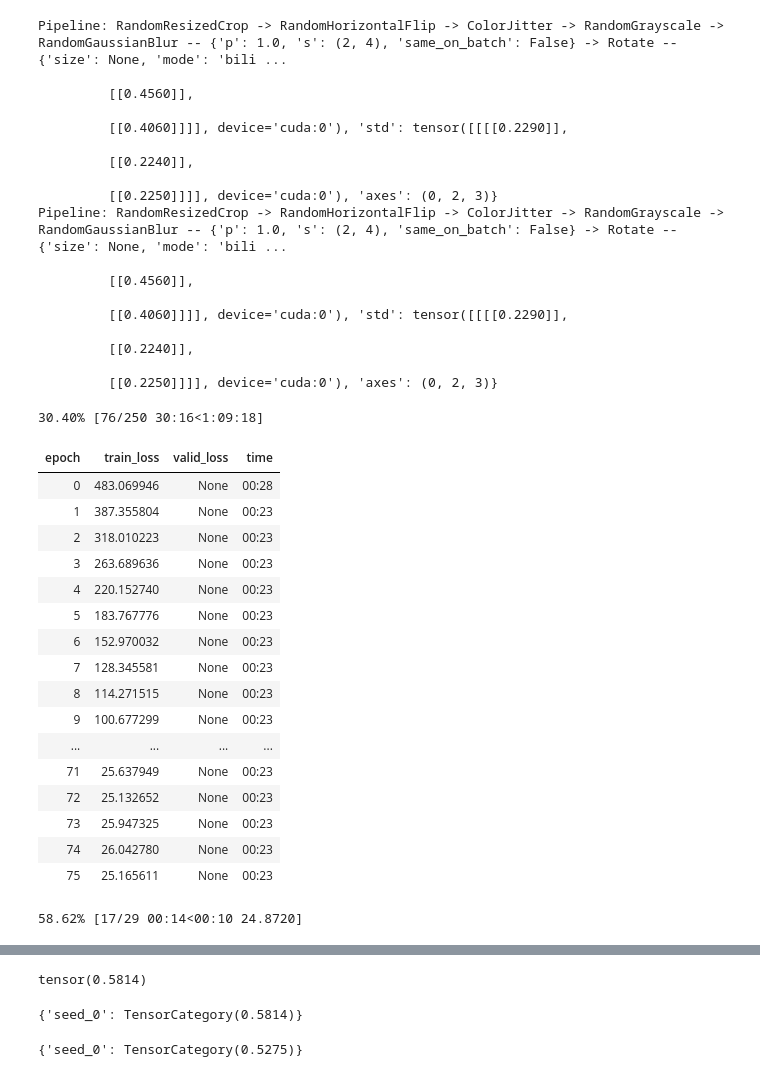
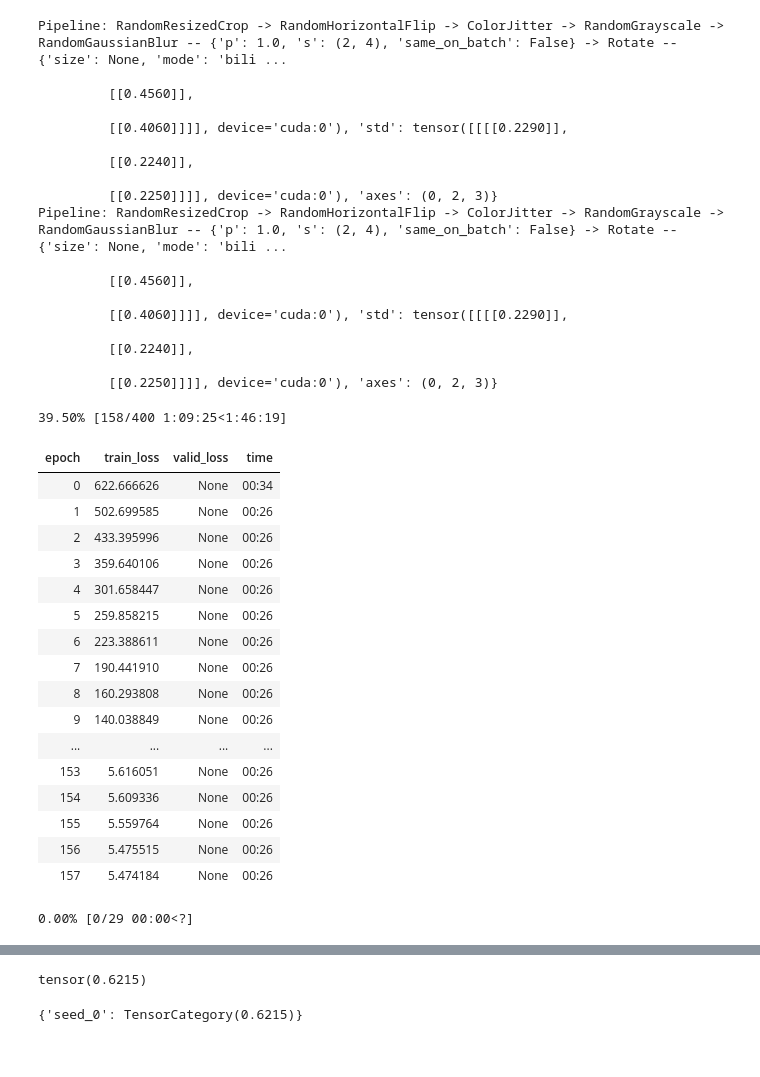
Before and after one commit to hamish-haggerty/AI-hacking, a Jupyter notebook: SSL/bt_cifar10.ipynb, the cells around one changed output, grey strips where cells are left out. Cells and saved outputs as stored; diff of their text form; code cells hidden in the pictures.

```diff
--- a/SSL/bt_cifar10.ipynb
+++ b/SSL/bt_cifar10.ipynb
@@ -855,54 +615,54 @@ model = create_barlow_twins_model(fastai_encoder, hidden_size=hs,projection_size
 aug_pipelines = get_barlow_twins_aug_pipelines(size=size,bw=True, rotate=True, jitter=True, blur=True, resize_scale=(0.8, 1.0), resize_ratio=(0.5, 2.0), rotate_deg=60, jitter_s=0.7, blur_s=(2, 4), same_on_batch=False,bw_p=0.25, flip_p=0.5, rotate_p=1.0, jitter_p=1.0, blur_p=1.0, cuda=True, xtra_tfms=[])
 
 learn = Learner(dls, model ,cbs=[BarlowTwins(aug_pipelines, print_augs=True)])
-learn.fit(250)
+learn.fit(400)
 
 # #Test performance of encoder
 performance_dict={}
 fastai_encoder.eval()
 encoder_nograd = turnoffgrad_model(fastai_encoder)
 for num in range(1):
     pct_correct = eval_encoder(encoder_nograd,tune_seed=tune_seed+num)
     performance_dict[f'seed_{num}'] = pct_correct
 
 print(torch.mean(tensor(list(performance_dict.values()))))
 performance_dict
 # %% [output]
 Pipeline: RandomResizedCrop -> RandomHorizontalFlip -> ColorJitter -> RandomGrayscale -> RandomGaussianBlur -- {'p': 1.0, 's': (2, 4), 'same_on_batch': False} -> Rotate -- {'size': None, 'mode': 'bili ...
 
          [[0.4560]],
 
          [[0.4060]]]], device='cuda:0'), 'std': tensor([[[[0.2290]],
 
          [[0.2240]],
 
          [[0.2250]]]], device='cuda:0'), 'axes': (0, 2, 3)}
 Pipeline: RandomResizedCrop -> RandomHorizontalFlip -> ColorJitter -> RandomGrayscale -> RandomGaussianBlur -- {'p': 1.0, 's': (2, 4), 'same_on_batch': False} -> Rotate -- {'size': None, 'mode': 'bili ...
 
          [[0.4560]],
 
          [[0.4060]]]], device='cuda:0'), 'std': tensor([[[[0.2290]],
 
          [[0.2240]],
 
          [[0.2250]]]], device='cuda:0'), 'axes': (0, 2, 3)}
-30.40% [76/250 30:16<1:09:18]
+39.50% [158/400 1:09:25<1:46:19]
 | epoch | train_loss | valid_loss | time |
-| 0 | 483.069946 | None | 00:28 |
-| 1 | 387.355804 | None | 00:23 |
-| 2 | 318.010223 | None | 00:23 |
-| 3 | 263.689636 | None | 00:23 |
-| 4 | 220.152740 | None | 00:23 |
-| 5 | 183.767776 | None | 00:23 |
-| 6 | 152.970032 | None | 00:23 |
-| 7 | 128.345581 | None | 00:23 |
-| 8 | 114.271515 | None | 00:23 |
-| 9 | 100.677299 | None | 00:23 |
+| 0 | 622.666626 | None | 00:34 |
+| 1 | 502.699585 | None | 00:26 |
+| 2 | 433.395996 | None | 00:26 |
+| 3 | 359.640106 | None | 00:26 |
+| 4 | 301.658447 | None | 00:26 |
+| 5 | 259.858215 | None | 00:26 |
+| 6 | 223.388611 | None | 00:26 |
+| 7 | 190.441910 | None | 00:26 |
+| 8 | 160.293808 | None | 00:26 |
+| 9 | 140.038849 | None | 00:26 |
 | ... | ... | ... | ... |
-| 71 | 25.637949 | None | 00:23 |
-| 72 | 25.132652 | None | 00:23 |
-| 73 | 25.947325 | None | 00:23 |
-| 74 | 26.042780 | None | 00:23 |
-| 75 | 25.165611 | None | 00:23 |
+| 153 | 5.616051 | None | 00:26 |
+| 154 | 5.609336 | None | 00:26 |
+| 155 | 5.559764 | None | 00:26 |
+| 156 | 5.475515 | None | 00:26 |
+| 157 | 5.474184 | None | 00:26 |
-58.62% [17/29 00:14<00:10 24.8720]
+0.00% [0/29 00:00<?]
 | epoch | train_loss | valid_loss | time |
@@ -925,16 +685,2 @@ Pipeline: RandomResizedCrop -> RandomHorizontalFlip -> ColorJitter -> RandomGray
-tensor(0.5814)
+tensor(0.6215)
-{'seed_0': TensorCategory(0.5814)}
+{'seed_0': TensorCategory(0.6215)}
-# %%
-
-#This is all without converting to grayscale - see earlier commit for augmentation used
-
-#BT, 500 epochs
-{'seed_0': TensorCategory(0.5041)} #Barlow twins
-
-#RBT, 250 epochs (which was better than 100 epochs)
-{'seed_0': TensorCategory(0.5172)} #Regularized Barlow twins
-
-#RAT, "New idea":, 250 epochs (which was better than 100 epochs)
-{'seed_0': TensorCategory(0.5275)} #Own idea (regularization method + new architecture)
-# %% [output]
-{'seed_0': TensorCategory(0.5275)}
```
Also changed, not shown: parts of 11 cells of this notebook.
